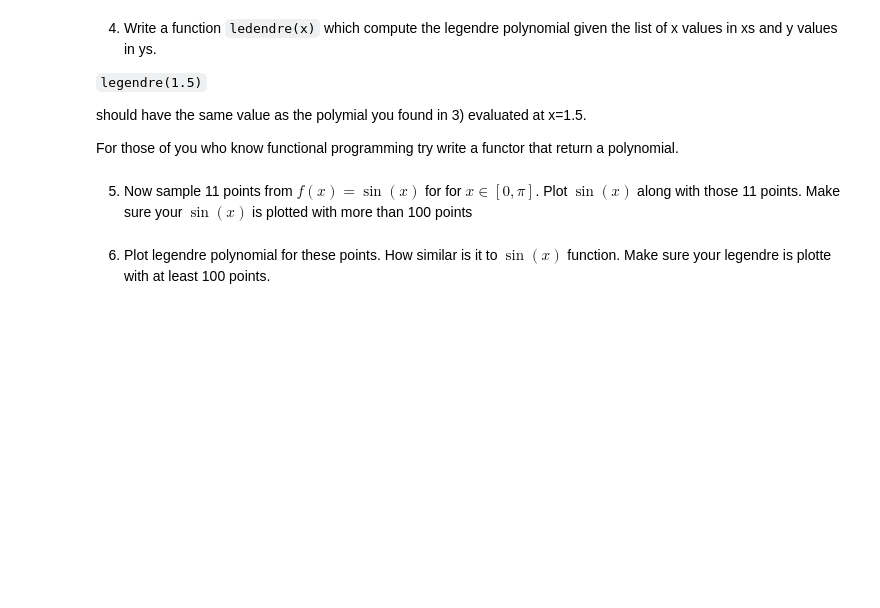
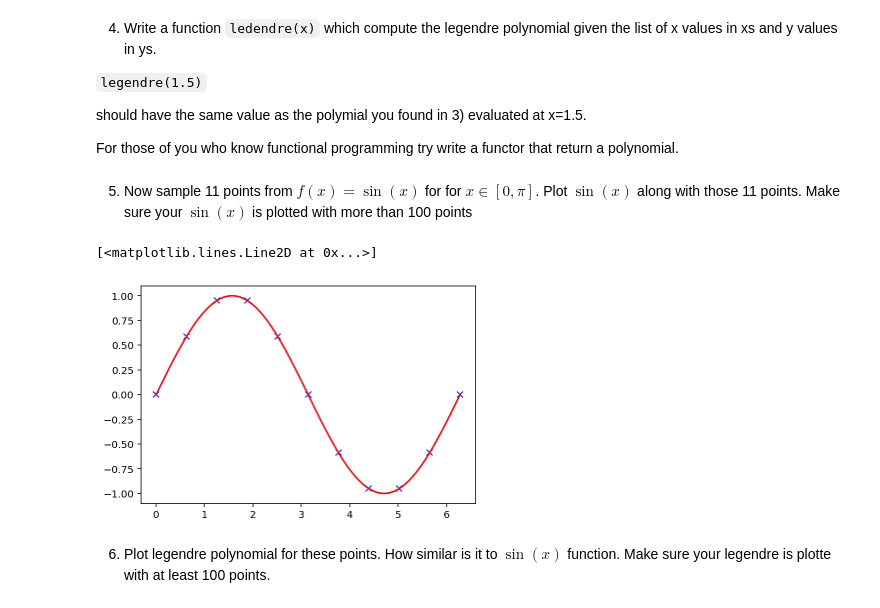
Before and after one commit to MUIC-Numerical-Methods-2018/Exercise-3, a Jupyter notebook: 03 Interpolation and Integration.ipynb, the cells around one changed output. Drawn from its saved outputs; the diff is of its cells as text; code cells hidden in the pictures; blank space fills up the shorter version.

```diff
--- a/03 Interpolation and Integration.ipynb
+++ b/03 Interpolation and Integration.ipynb
@@ -96,5 +98,18 @@ should have the same value as the polymial you found in 3) evaluated at x=1.5.
 For those of you who know functional programming try write a functor that return a polynomial.
 # %% [markdown]
 5) Now sample 11 points  from $f(x) = \sin(x)$ for for $x\in[0, \pi]$. Plot $\sin(x)$ along with those 11 points. Make sure your $\sin(x)$ is plotted with more than 100 points
+# %%
+xs = np.linspace(0, 2*np.pi, 11)
+ys = np.sin(xs)
+plt.plot(xs, ys, 'xb')
+legrange = make_lagrange(xs, ys)
+xxs = np.linspace(0, 2*np.pi, 100)
+ls = [legrange(x) for x in xxs]
+plt.plot(xxs, ls)
+
+plt.plot(xxs, np.sin(xxs), '-r')
+# %% [output]
+[<matplotlib.lines.Line2D at 0x...>]
+[figure, added]
 # %% [markdown]
 6) Plot legendre polynomial for these points. How similar is it to $\sin(x)$ function. Make sure your legendre is plotte with at least 100 points.
```
Also changed, not shown: parts of 5 cells of this notebook.
